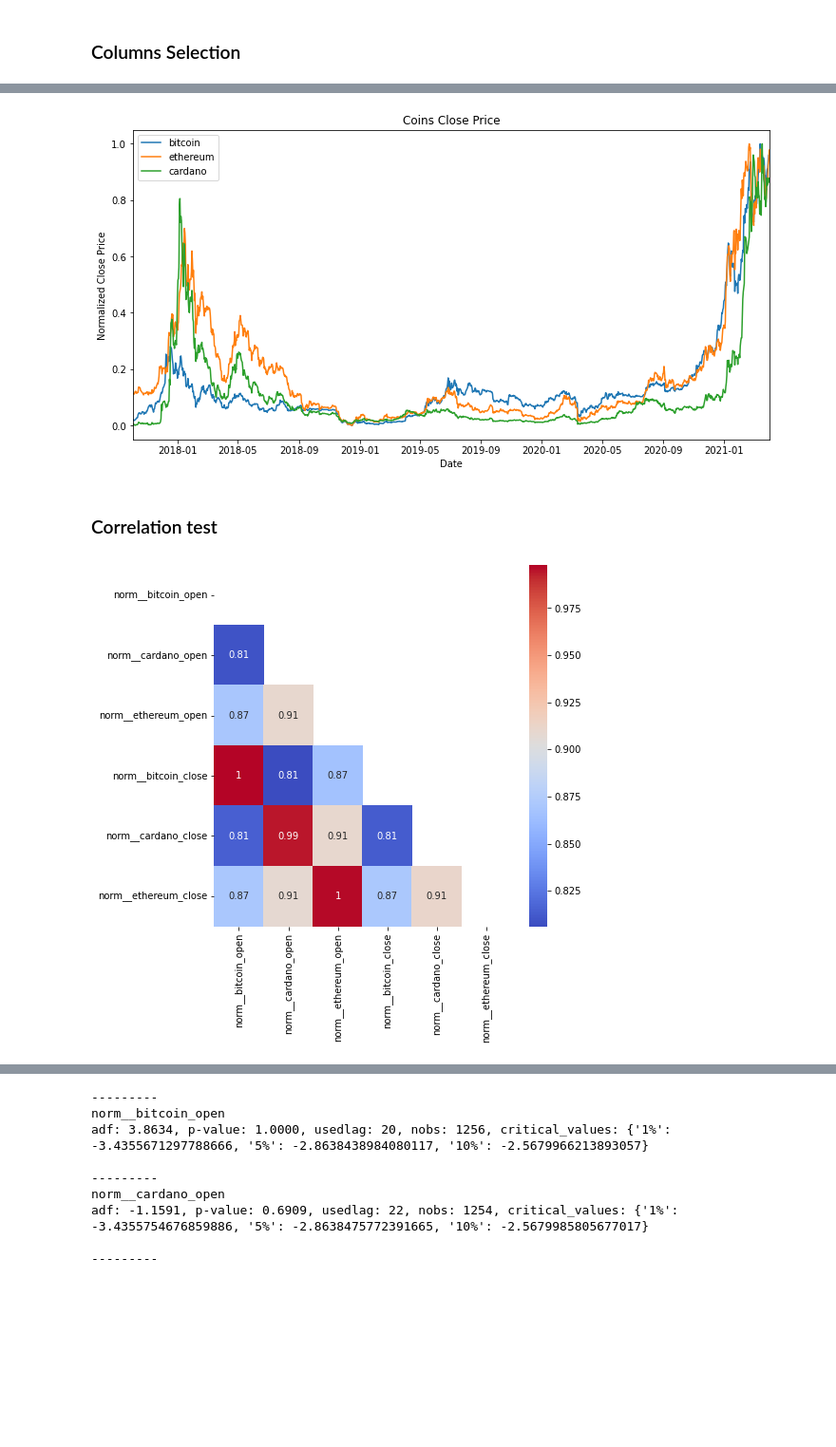
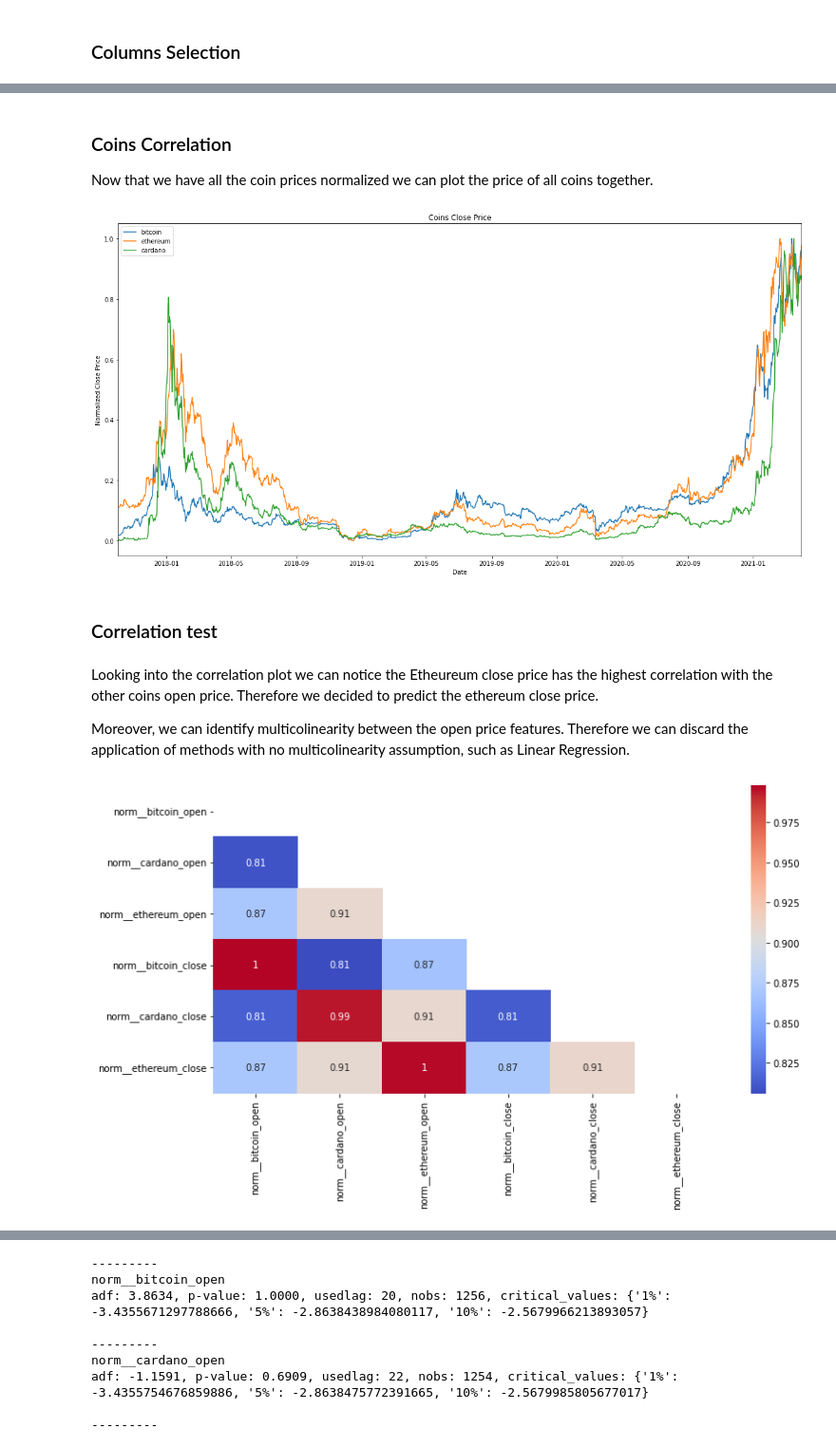
Before and after one commit to jcalvesoliveira/crypto-deep-learning, a Jupyter notebook: notebooks/1.0-initial-data-exploration.ipynb, the cells around one changed output, grey strips where cells are left out. Shown at 95% size. Drawn from its saved outputs; the diff is of its cells as text; code cells hidden in the pictures; blank space fills up the shorter version.

```diff
--- a/notebooks/1.0-initial-data-exploration.ipynb
+++ b/notebooks/1.0-initial-data-exploration.ipynb
@@ -160,3 +221,7 @@ fig = go.Figure(data=go.Ohlc(x=df[df.Symbol == 'ETH']['Date'],
                              close=df[df.Symbol == 'ETH']['Close']))
 fig.update_layout(title='Ethereum OHLC', yaxis_title='Stock Price (USD)')
 fig.show(renderer="svg")
+# %%
+f = Fitter(df[df.Symbol == 'ETH']['Close'], distributions='common')
+f.fit()
+f.summary()
@@ -227,9 +313,10 @@ processed_df.head()
 # %%
-date_threshold = '2021-04-01'
-train = processed_df[(processed_df.date < date_threshold)
-                     & (processed_df.date >= '2017-10-02')]
-test = processed_df[(processed_df.date >= date_threshold)
-                    & (processed_df.date >= '2017-10-02')]
+MIN_DATE = '2017-10-02'
+TRAIN_TEST_THRESHOLD = '2021-04-01'
+train = processed_df[(processed_df.date < TRAIN_TEST_THRESHOLD)
+                     & (processed_df.date >= MIN_DATE)]
+test = processed_df[(processed_df.date >= TRAIN_TEST_THRESHOLD)
+                    & (processed_df.date >= MIN_DATE)]
 print(
     f'Train: {train.shape}, Test: {test.shape}, Proportion: {train.shape[0] / (train.shape[0] + test.shape[0]):.2%}'
 )
@@ -263,6 +348,7 @@ TODO: Test min max scaler over windows
 ### Columns Selection
 # %%
 class ColumnDropTransformer():
+    """ Sklearn Pipeline transformer for dropping columns from a dataframe """
 
     def __init__(self, columns):
         self.columns = columns
@@ -320,5 +392,9 @@ array([[1.99972078e-02, 2.04568245e-02, 2.11394578e-02, ...,
+# %% [markdown]
+### Coins Correlation
+
+Now that we have all the coin prices normalized we can plot the price of all coins together.
 # %%
-fig, ax = plt.subplots(figsize=(12, 6))
+fig, ax = plt.subplots(figsize=(20, 10))
 
 for coin in coins:
     ax.plot(train["date"],
@@ -334,26 +410,30 @@ date_form = DateFormatter("%Y-%m")
 ax.xaxis.set_major_formatter(date_form)
 plt.show()
 # %% [output]
-[figure, old version]
+[figure, new version]
 # %% [markdown]
 ### Correlation test
+# %% [markdown]
+Looking into the correlation plot we can notice the Etheureum close price has the highest correlation with the other coins open price. Therefore we decided to predict the ethereum close price.
+
+Moreover, we can identify multicolinearity between the open price features. Therefore we can discard the application of methods with no multicolinearity assumption, such as Linear Regression.
 # %%
 corr_cols = [
     'norm__bitcoin_open', 'norm__cardano_open', 'norm__ethereum_open',
     'norm__bitcoin_close', 'norm__cardano_close', 'norm__ethereum_close'
 ]
 corr_cols_index = [feature_names.index(col) for col in corr_cols]
 corr_dataframe = pd.DataFrame(X_train[:, corr_cols_index],
                               columns=corr_cols,
                               dtype=np.float64)
 mask = np.triu(corr_dataframe.corr())
-plt.figure(figsize=(7, 7))
+plt.figure(figsize=(12,6))
 sns.heatmap(corr_dataframe.corr(),
             mask=mask,
             xticklabels=True,
             yticklabels=True,
             cmap='coolwarm',
             annot=True)
 plt.show()
 # %% [output]
-[figure, old version]
+[figure, new version]
```
Also changed, not shown: parts of 43 cells of this notebook, 7 other files.
